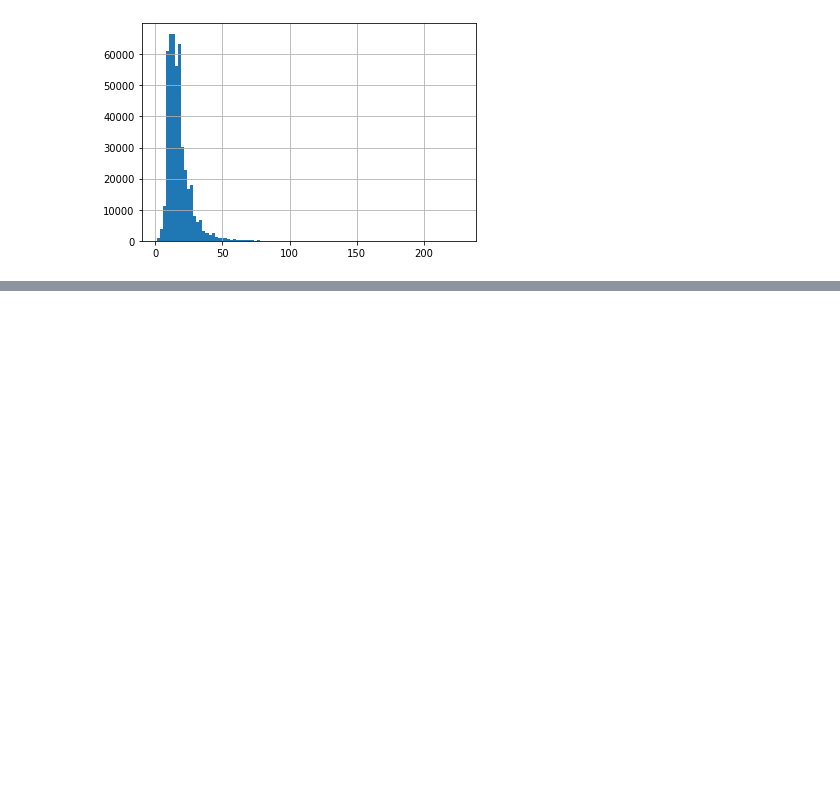
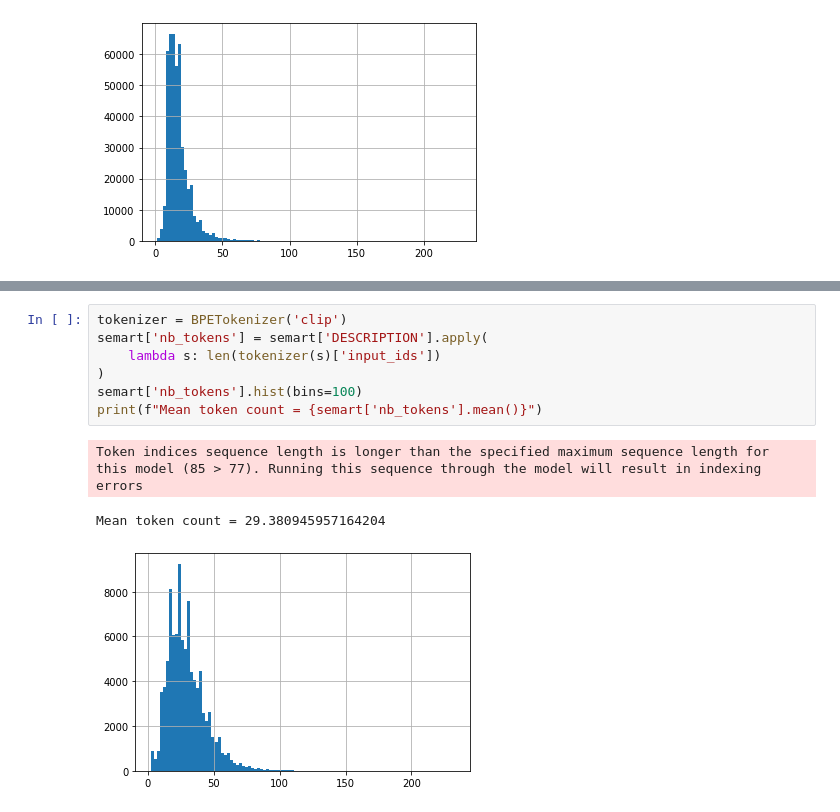
Before and after one commit to ricardokleinklein/EmotionalArt, a Jupyter notebook: notebooks/information_loss_text.ipynb, the cells around one changed output, grey strips where cells are left out. Cells and saved outputs as stored; diff of their text form; blank space fills up the shorter version.

```diff
--- a/notebooks/information_loss_text.ipynb
+++ b/notebooks/information_loss_text.ipynb
@@ -66,0 +95,11 @@ Mean token excess = 20.575342465753426
+# %%
+tokenizer = BPETokenizer('clip')
+semart['nb_tokens'] = semart['DESCRIPTION'].apply(
+    lambda s: len(tokenizer(s)['input_ids'])
+)
+semart['nb_tokens'].hist(bins=100)
+print(f"Mean token count = {semart['nb_tokens'].mean()}")
+# %% [output]
+Token indices sequence length is longer than the specified maximum sequence length for this model (85 > 77). Running this sequence through the model will result in indexing errors
+Mean token count = 29.380945957164204
+[figure, added]
```
Also changed, not shown: parts of 8 cells of this notebook, 2 other files.
